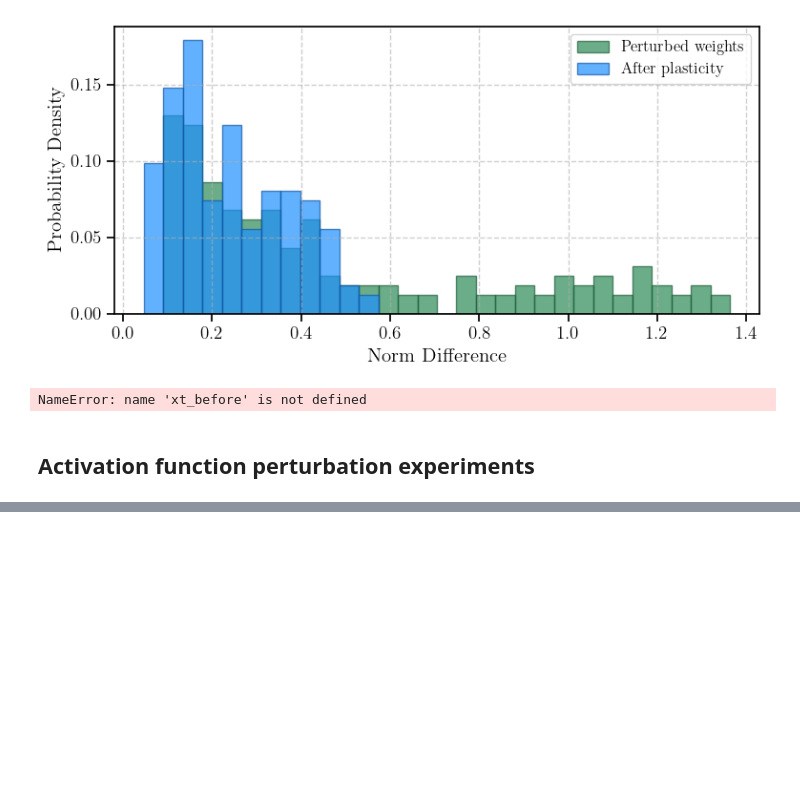
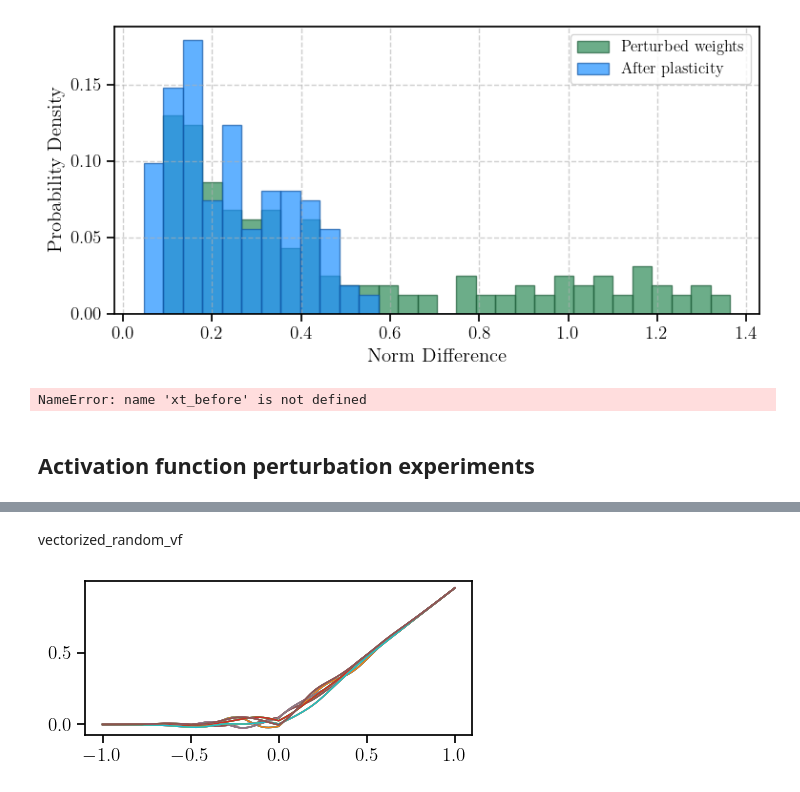
Before and after one commit to Asagodi/topological_diversity, a Jupyter notebook: Stability/homeostasis/plasticity.ipynb, the cells around one changed output, grey strips where cells are left out. Cells and saved outputs as stored; diff of their text form; code cells hidden in the pictures; blank space fills up the shorter version.

```diff
--- a/Stability/homeostasis/plasticity.ipynb
+++ b/Stability/homeostasis/plasticity.ipynb
@@ -235,7 +235,7 @@ def find_invman_through_sequence(y0s0, Wt, maxT=5, tsteps=50):
 
     return all_invmans
 
-def vf_along_invman(invman, W_sym, c_ff):
+def vf_along_invman(invman, W_sym, c_ff, tau=1, transfer_function=ReLU, W_asym=np.zeros((N,N))):
     vf = np.zeros((invman.shape[0], N))
     for i in range(invman.shape[0]):
         vf[i,:] = noorman_ode(0, invman[i], tau, transfer_function, W_sym, W_asym, c_ff, N, v_zero)
@@ -255,6 +255,24 @@ def calc_kde(data, xmin=-3.2, xmax=3.2, ymin=-3.2, ymax=3.2):
     kernel = st.gaussian_kde(values)
     f = np.reshape(kernel(positions).T, xx.shape)
     return f, xx, yy
+
+
+def plot_weight_matrix(weights_list, t, ax, color_list, label_list, from_og, alpha=0.5):
+    if ax is None:
+        fig, ax = plt.subplots(figsize=(5, 5))
+    lines = []
+    for i in range(len(weights_list)):
+        ax.plot(t, weights_list[i], color=color, alpha=alpha, label=label)
+        line_i = plt.plot(t, weights_list[i], color=color_list[i], alpha=alpha, label=label_list[i])
+        lines.append(line_i[0])  # line_i is the actual Line2D object, not a list
+
+    plt.legend(handles=lines)
+
+    if from_og:
+        plt.savefig(f'{output_path}/weights_fromog_Wepsilon_{W_epsilon}_tauW{tau_W_values[0]}_damping{damping_W_values[0]}_rs{randomseed}.pdf')
+    else:
+        plt.savefig(f'{output_path}/weights_fromnewim_Wepsilon_{W_epsilon}_tauW{tau_W_values[0]}_damping{damping_W_values[0]}_rs{randomseed}.pdf')
+    plt.show()
 # %%
 # loaded_object = pickle.load(open('simulation_results.pickle', 'rb'))
 # %%
@@ -867,3 +1090,61 @@ NameError: name 'xt_before' is not defined
+# %% [markdown]
+vectorized_random_vf
+# %%
+N = 6
+epsilon = .1
+vectorized_random_vf = generate_multiple_vector_fields(N, n_points=500, length=1, sigma=20, alpha=5, seed=42)
+
+def relu_plus_vf(x, epsilon, vf):
+    return (1-epsilon) * np.maximum(0, x) + epsilon*vf(x)
+
+
+def relu_plus_vf(x, epsilon, vf):
+    """
+    Apply the ReLU operation with epsilon-weighted vector field function.
+
+    Parameters:
+    - x (scalar or ndarray): Input value(s) to apply the function.
+    - epsilon (float): Weighting factor for the vector field function.
+    - vf (function): The vector field function to apply.
+
+    Returns:
+    - (ndarray): The result of the element-wise combination of ReLU and vector field function.
+    """
+    return (1 - epsilon) * np.maximum(0, x) + epsilon * vf(x)
+
+def make_relu_plus_vf_fixed(epsilon, vf):
+    """
+    Factory function to generate a ReLU + vector field function with fixed epsilon and vf.
+
+    Parameters:
+    - epsilon (float): Weighting factor for the vector field function.
+    - vf (function): The vector field function to apply.
+
+    Returns:
+    - relu_plus_vf_fixed (function): A function that takes x and applies the ReLU + vector field operation with fixed epsilon and vf.
+    """
+    def relu_plus_vf_fixed(x):
+        return relu_plus_vf(x, epsilon, vf)
+
+    return relu_plus_vf_fixed
+
+# Example usage with a vectorized random vector field
+# Define a fixed epsilon
+epsilon = 0.05
+
+# Generate the function with fixed epsilon and vf
+relu_plus_vf_fixed = make_relu_plus_vf_fixed(epsilon, vectorized_random_vf)
+
+# Example input x values (can be scalar or array)
+
+x_vals = np.array([np.linspace(-1, 1, 500)]*N).T
+v_vals = relu_plus_vf_fixed(x_vals)
+
+fig, ax = plt.subplots(1, 1, figsize=(5, 2))
+for i in range(v_vals.shape[1]):
+    ax.plot(x_vals, v_vals[:, i], label=f"Vector Field {i+1}")
+# %% [output]
+[figure, added]
 # %%
 output_path="C:/Users/abel_/Documents/Lab/Projects/topological_diversity/Stability/figures/plasticity/act_fun/"
 
```
Also changed, not shown: parts of 13 cells of this notebook.
